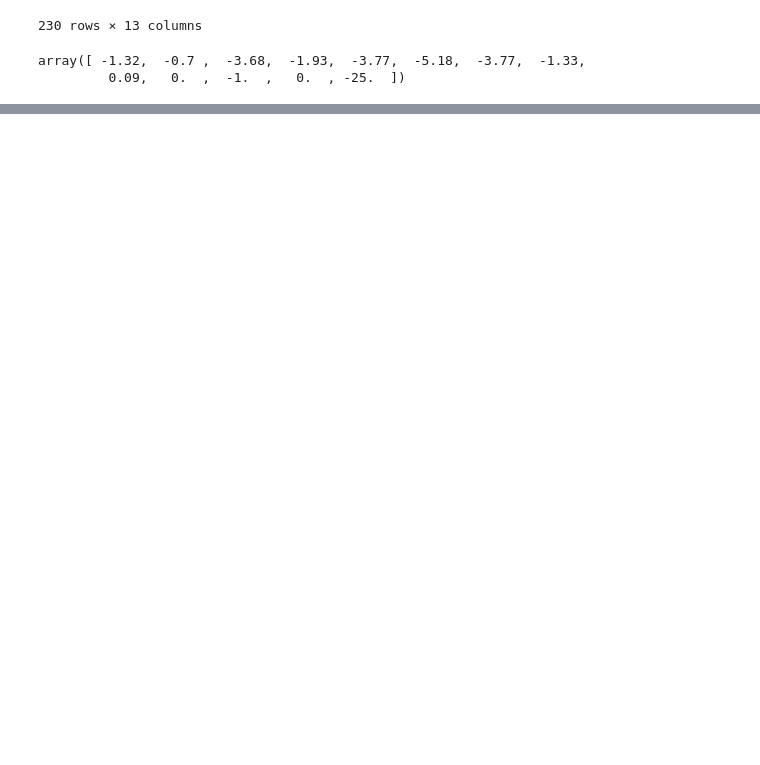
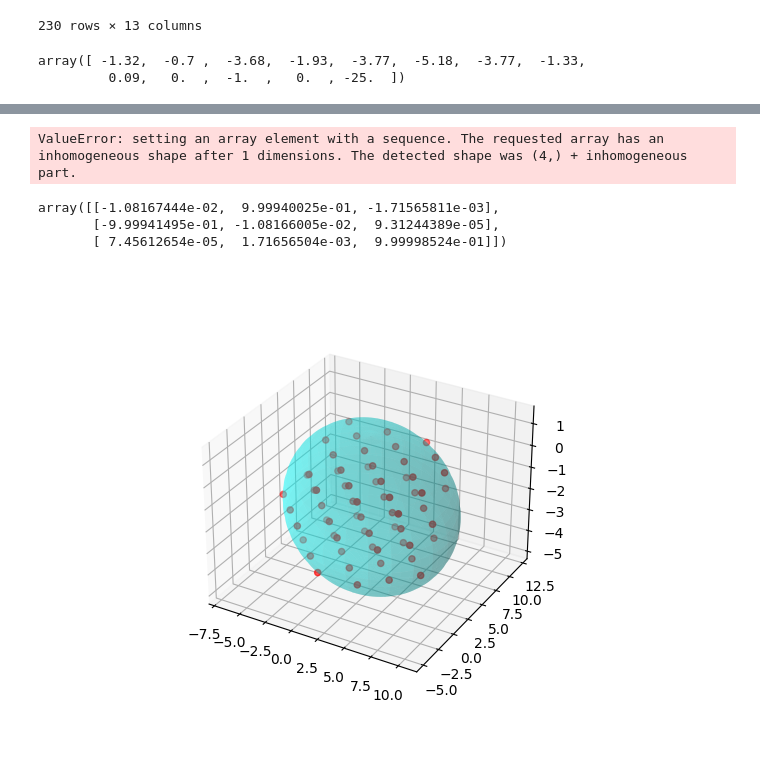
Before and after one commit to kaifengZheng/GA_nano_generator, a Jupyter notebook: particle_generator_niche_final.ipynb, the cells around one changed output, grey strips where cells are left out. Saved outputs shown, nothing was run; the diff lists cells and outputs as text; code cells hidden in the pictures; blank space fills up the shorter version.

```diff
--- a/particle_generator_niche_final.ipynb
+++ b/particle_generator_niche_final.ipynb
@@ -1036,0 +1021,5 @@ array([ -1.32,  -0.7 ,  -3.68,  -1.93,  -3.77,  -5.18,  -3.77,  -1.33,
+# %%
+x=np.array(geometry.ellipsoid(last_atom_list[9]))
+x
+# %% [output]
+ValueError: setting an array element with a sequence. The requested array has an inhomogeneous shape after 1 dimensions. The detected shape was (4,) + inhomogeneous part.
@@ -1036,0 +1091,12 @@ array([ -1.32,  -0.7 ,  -3.68,  -1.93,  -3.77,  -5.18,  -3.77,  -1.33,
+# %%
+A_inv=ellipsoid(last_atom_list[6])
+U, s, rotation = np.linalg.svd(A_inv)
+U
+# %% [output]
+array([[-1.08167444e-02,  9.99940025e-01, -1.71565811e-03],
+       [-9.99941495e-01, -1.08166005e-02,  9.31244389e-05],
+       [ 7.45612654e-05,  1.71656504e-03,  9.99998524e-01]])
+# %%
+draw_ellipsoid(last_atom_list[3])
+# %% [output]
+[figure, added]
```
Also changed, not shown: parts of 15 cells of this notebook, 1 other file.
